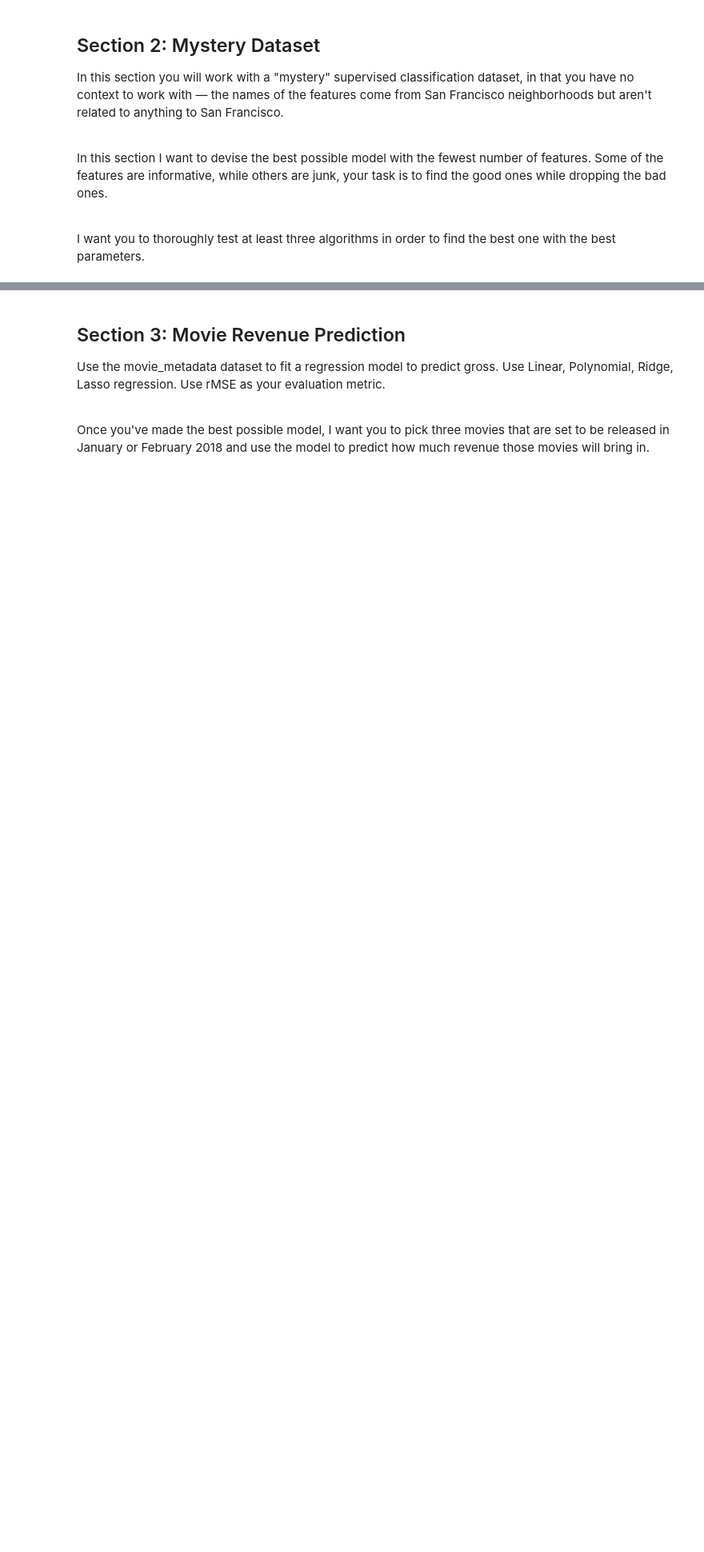
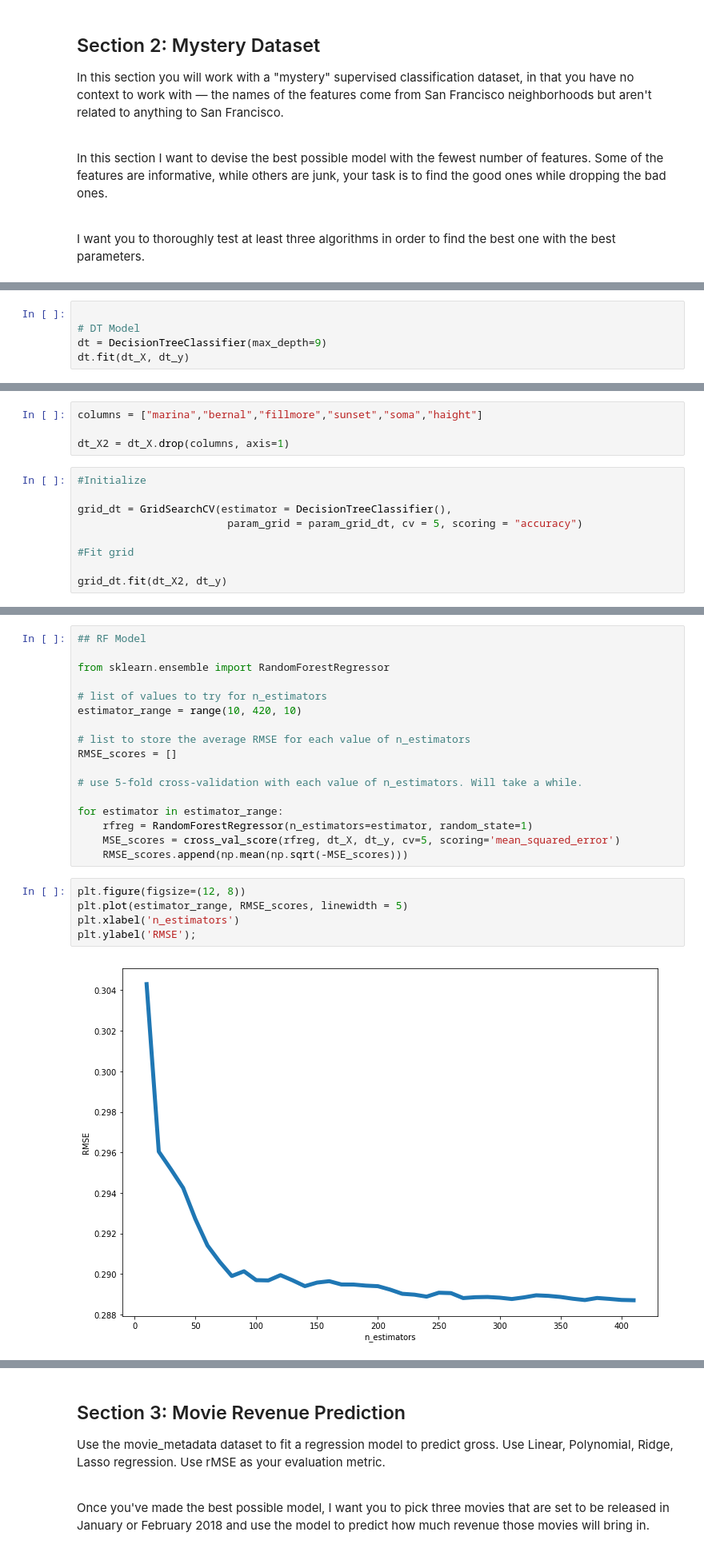
Before and after one commit to shivkish33/DS-SF-40, a Jupyter notebook: homework/Homework Assignment Two.ipynb, the cells around one changed output, grey strips where cells are left out. Shown: that part at 80% size. Cells and saved outputs as stored; diff of their text form; blank space fills up the shorter version.

```diff
--- a/homework/Homework Assignment Two.ipynb
+++ b/homework/Homework Assignment Two.ipynb
@@ -73,0 +530,5 @@ data.head()
+# %%
+
+# DT Model
+dt = DecisionTreeClassifier(max_depth=9)
+dt.fit(dt_X, dt_y)
@@ -73,0 +565,13 @@ data.head()
+# %%
+columns = ["marina","bernal","fillmore","sunset","soma","haight"]
+
+dt_X2 = dt_X.drop(columns, axis=1)
+# %%
+#Initialize
+
+grid_dt = GridSearchCV(estimator = DecisionTreeClassifier(),
+                        param_grid = param_grid_dt, cv = 5, scoring = "accuracy")
+
+#Fit grid
+
+grid_dt.fit(dt_X2, dt_y)
@@ -73,0 +647,24 @@ data.head()
+# %%
+## RF Model
+
+from sklearn.ensemble import RandomForestRegressor
+
+# list of values to try for n_estimators
+estimator_range = range(10, 420, 10)
+
+# list to store the average RMSE for each value of n_estimators
+RMSE_scores = []
+
+# use 5-fold cross-validation with each value of n_estimators. Will take a while.
+
+for estimator in estimator_range:
+    rfreg = RandomForestRegressor(n_estimators=estimator, random_state=1)
+    MSE_scores = cross_val_score(rfreg, dt_X, dt_y, cv=5, scoring='mean_squared_error')
+    RMSE_scores.append(np.mean(np.sqrt(-MSE_scores)))
+# %%
+plt.figure(figsize=(12, 8))
+plt.plot(estimator_range, RMSE_scores, linewidth = 5)
+plt.xlabel('n_estimators')
+plt.ylabel('RMSE');
+# %% [output]
+[figure, added]
```
Also changed, not shown: parts of 81 cells of this notebook.
